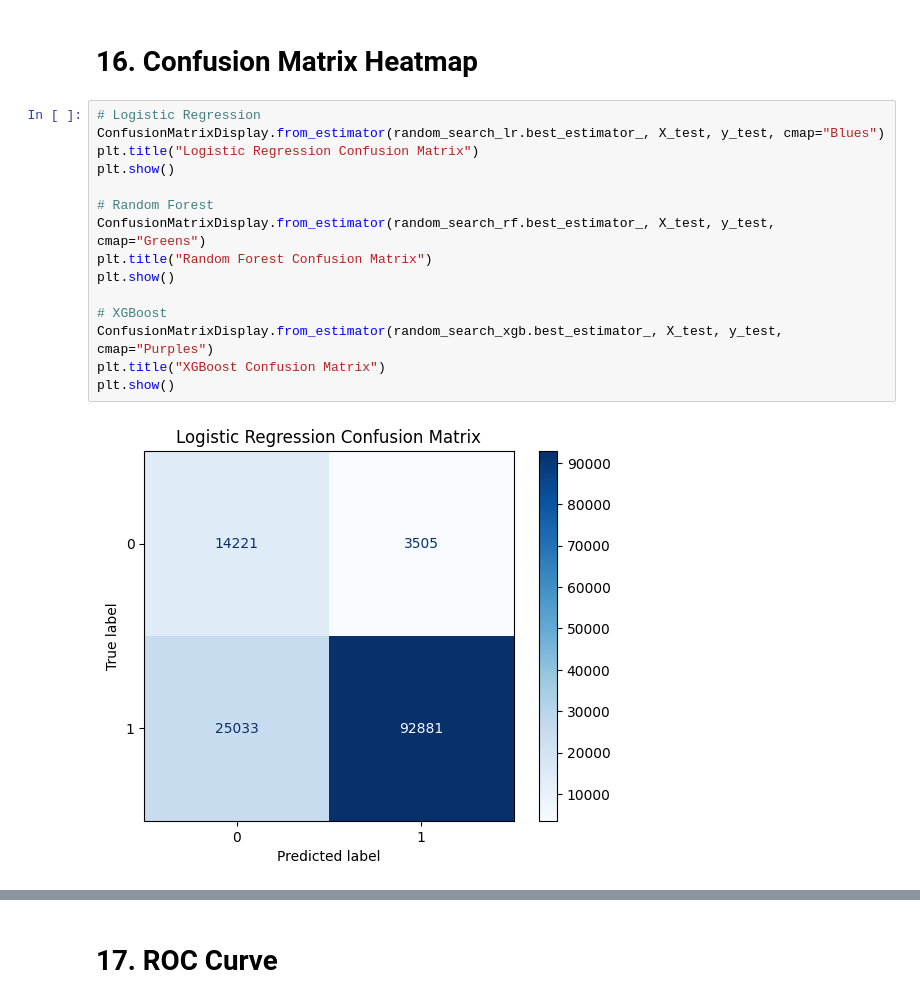
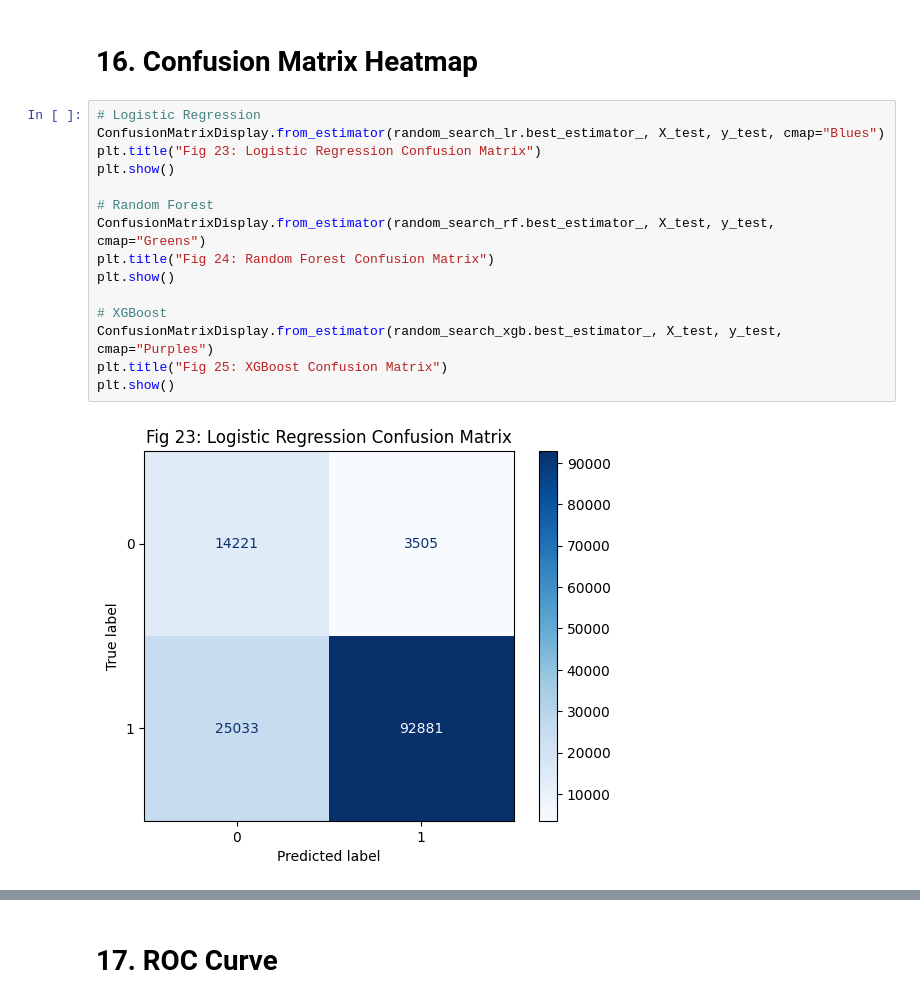
Before and after one commit to jerryorajekwe/Predicting-Loan-Default-Risk-with-Machine-Learning-Models, a Jupyter notebook: Loandefaultriskpredictionwithmachinelearning.ipynb, the cells around one changed output, grey strips where cells are left out. Drawn from its saved outputs; the diff is of its cells as text.

Commit message:
Baseline confusion matrix

```diff
--- a/Loandefaultriskpredictionwithmachinelearning.ipynb
+++ b/Loandefaultriskpredictionwithmachinelearning.ipynb
@@ -724,17 +743,17 @@ weighted avg       0.98      0.98      0.98    135640
 # %%
 # Logistic Regression
 ConfusionMatrixDisplay.from_estimator(random_search_lr.best_estimator_, X_test, y_test, cmap="Blues")
-plt.title("Logistic Regression Confusion Matrix")
+plt.title("Fig 23: Logistic Regression Confusion Matrix")
 plt.show()
 
 # Random Forest
 ConfusionMatrixDisplay.from_estimator(random_search_rf.best_estimator_, X_test, y_test, cmap="Greens")
-plt.title("Random Forest Confusion Matrix")
+plt.title("Fig 24: Random Forest Confusion Matrix")
 plt.show()
 
 # XGBoost
 ConfusionMatrixDisplay.from_estimator(random_search_xgb.best_estimator_, X_test, y_test, cmap="Purples")
-plt.title("XGBoost Confusion Matrix")
+plt.title("Fig 25: XGBoost Confusion Matrix")
 plt.show()
 # %% [output]
-[figure, old version]
+[figure, new version]
```
Also changed, not shown: parts of 13 cells of this notebook.
